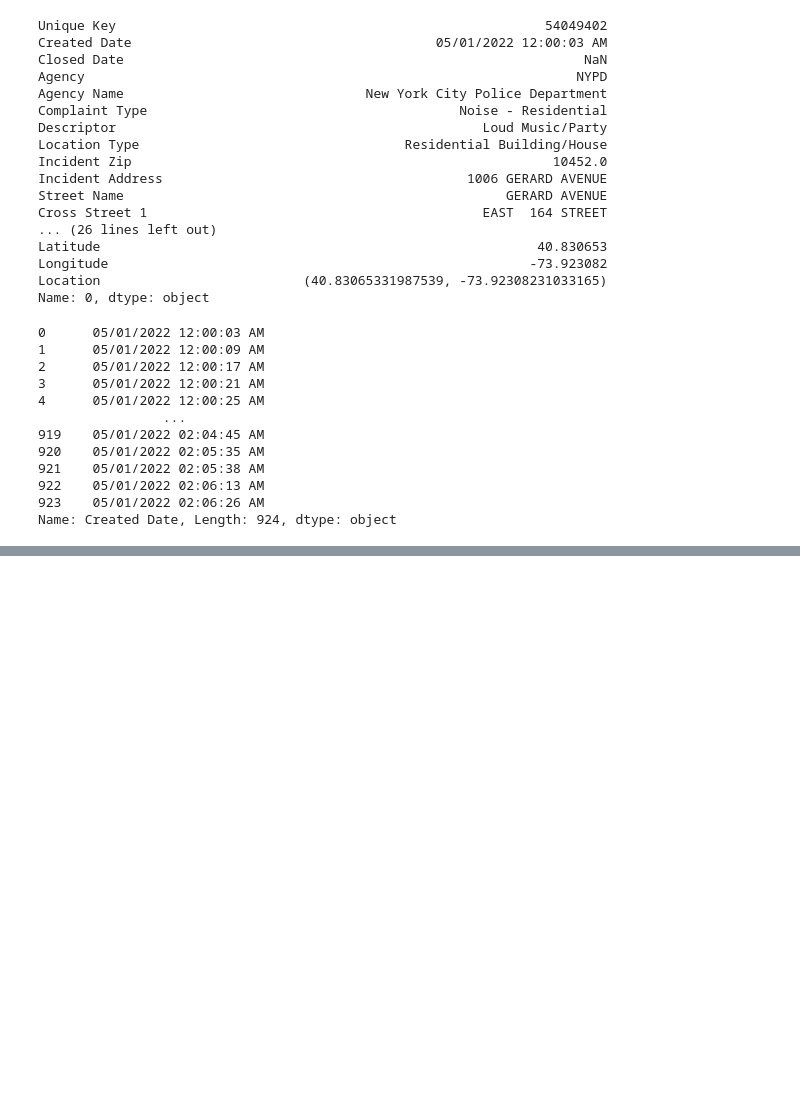
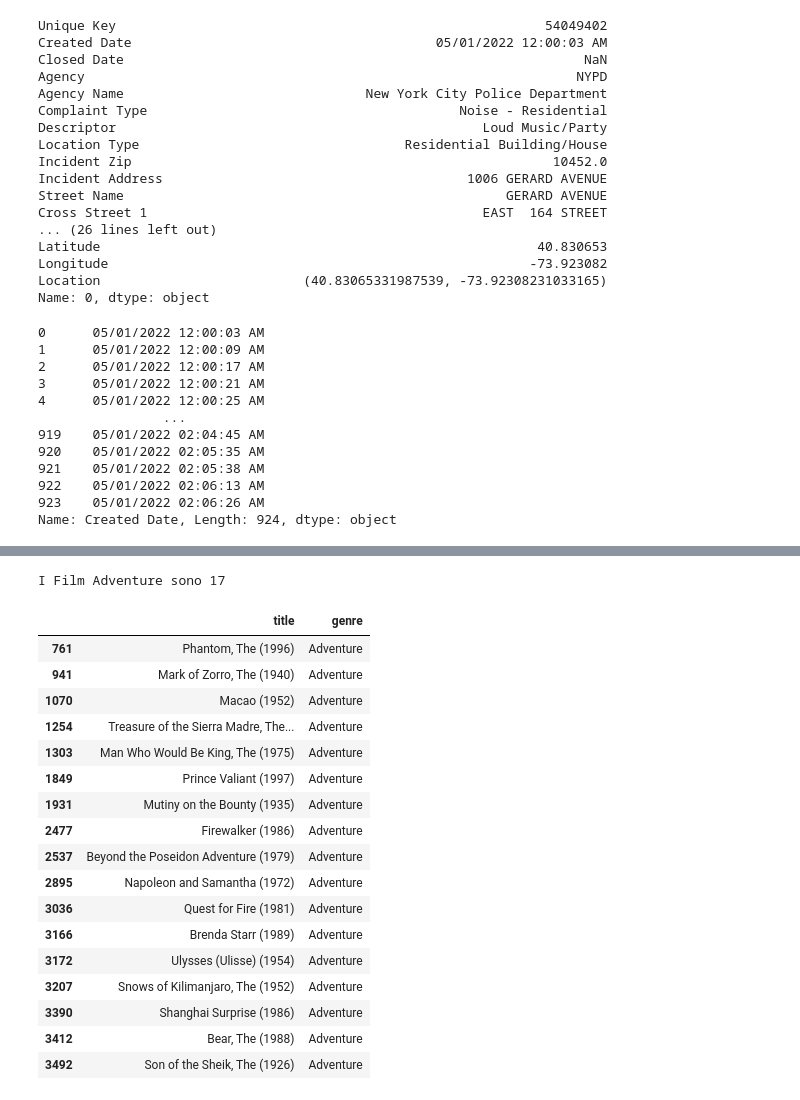
Before and after one commit to savimhl/MLPNS, a Jupyter notebook: MLPNS23_bootcamp.ipynb, the cells around one changed output, grey strips where cells are left out. Cells and saved outputs as stored; diff of their text form; code cells hidden in the pictures; blank space fills up the shorter version.

```diff
--- a/MLPNS23_bootcamp.ipynb
+++ b/MLPNS23_bootcamp.ipynb
@@ -311,0 +333,35 @@ Name: genre, Length: 3883, dtype: object
+# %%
+genre = df2.iloc[:,1]
+movies2 = []
+counter2 = 0
+
+for j in range(len(genre)):
+  if "Adventure" == genre.iloc[j]:
+    movies2.append(df2.iloc[j])
+    counter2 += 1
+
+
+
+print("I Film Adventure sono", counter2)
+dfadv = pd.DataFrame(movies2)
+dfadv
+# %% [output]
+I Film Adventure sono 17
+|  | title | genre |
+| 761 | Phantom, The (1996) | Adventure |
+| 941 | Mark of Zorro, The (1940) | Adventure |
+| 1070 | Macao (1952) | Adventure |
+| 1254 | Treasure of the Sierra Madre, The... | Adventure |
+| 1303 | Man Who Would Be King, The (1975) | Adventure |
+| 1849 | Prince Valiant (1997) | Adventure |
+| 1931 | Mutiny on the Bounty (1935) | Adventure |
+| 2477 | Firewalker (1986) | Adventure |
+| 2537 | Beyond the Poseidon Adventure (1979) | Adventure |
+| 2895 | Napoleon and Samantha (1972) | Adventure |
+| 3036 | Quest for Fire (1981) | Adventure |
+| 3166 | Brenda Starr (1989) | Adventure |
+| 3172 | Ulysses (Ulisse) (1954) | Adventure |
+| 3207 | Snows of Kilimanjaro, The (1952) | Adventure |
+| 3390 | Shanghai Surprise (1986) | Adventure |
+| 3412 | Bear, The (1988) | Adventure |
+| 3492 | Son of the Sheik, The (1926) | Adventure |
```
Also changed, not shown: parts of 28 cells of this notebook.
